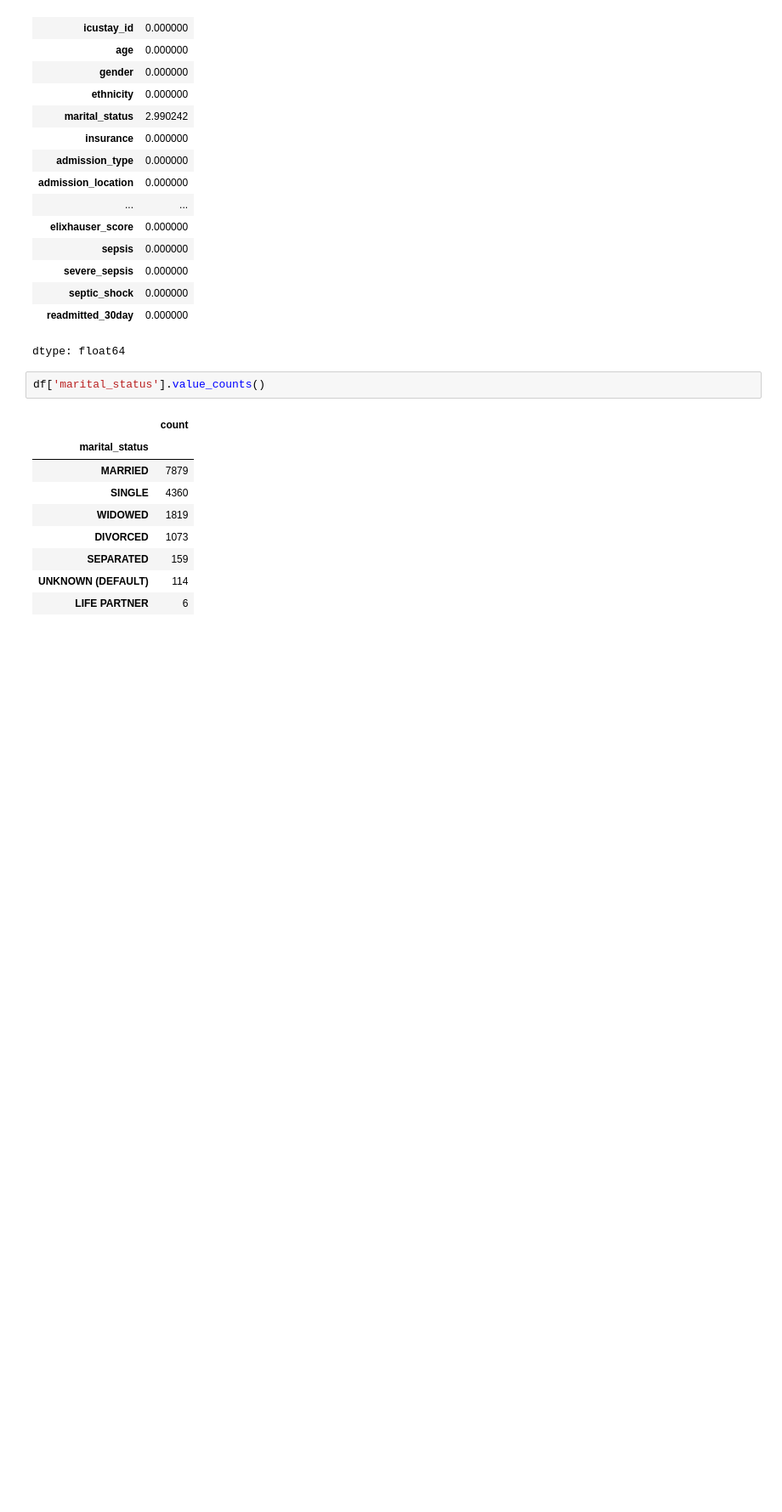
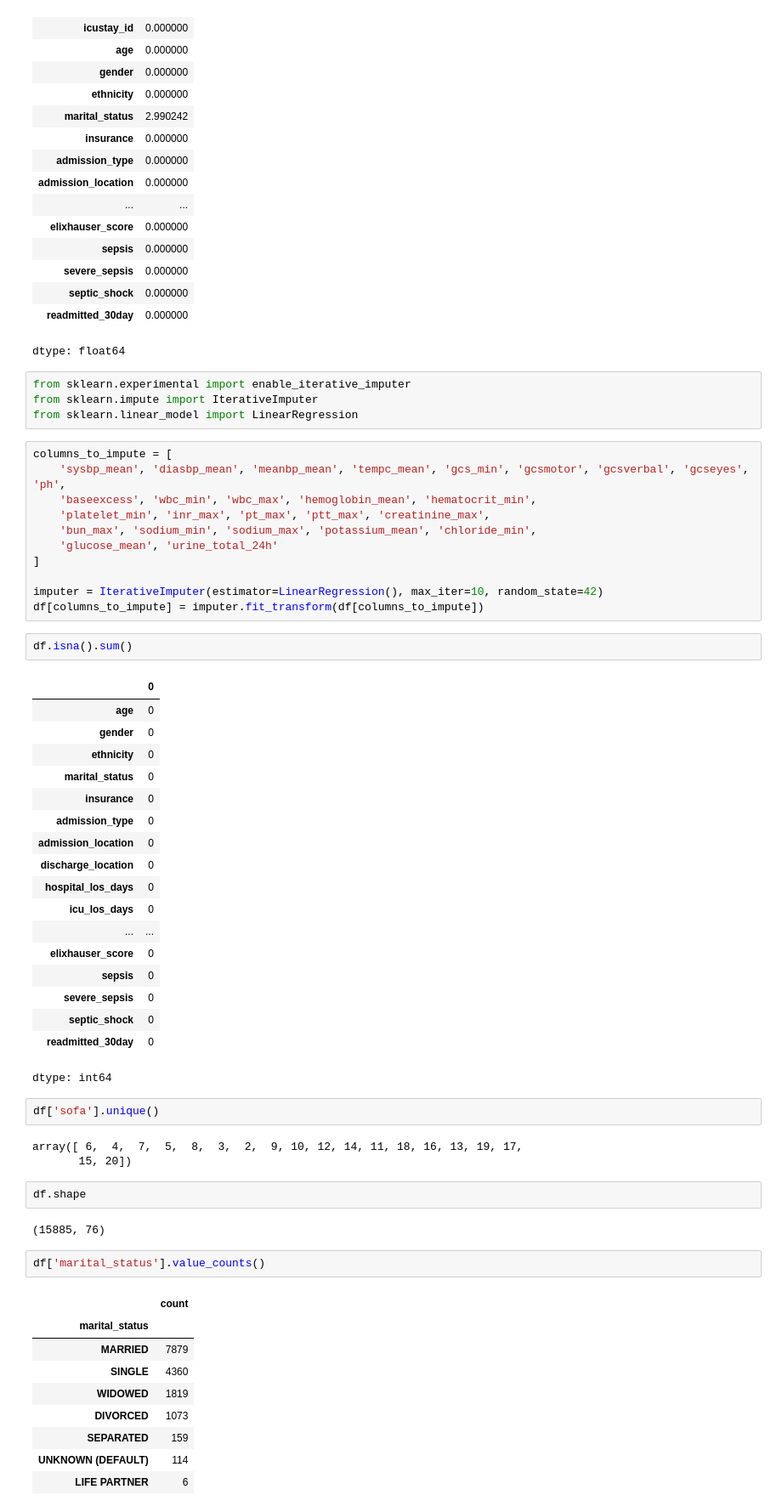
Before and after one commit to abdullaawad/Final-Year-Project, a Jupyter notebook: Re_Admission_Prediction.ipynb, the cells around one changed output. Shown at 85% size. Saved outputs shown, nothing was run; the diff lists cells and outputs as text; blank space fills up the shorter version.

```diff
--- a/Re_Admission_Prediction.ipynb
+++ b/Re_Admission_Prediction.ipynb
@@ -75,6 +75,51 @@ df.isna().sum()/len(df)*100
 | septic_shock | 0.000000 |
 | readmitted_30day | 0.000000 |
 dtype: float64
+# %%
+from sklearn.experimental import enable_iterative_imputer
+from sklearn.impute import IterativeImputer
+from sklearn.linear_model import LinearRegression
+# %%
+columns_to_impute = [
+    'sysbp_mean', 'diasbp_mean', 'meanbp_mean', 'tempc_mean', 'gcs_min', 'gcsmotor', 'gcsverbal', 'gcseyes', 'ph',
+    'baseexcess', 'wbc_min', 'wbc_max', 'hemoglobin_mean', 'hematocrit_min',
+    'platelet_min', 'inr_max', 'pt_max', 'ptt_max', 'creatinine_max',
+    'bun_max', 'sodium_min', 'sodium_max', 'potassium_mean', 'chloride_min',
+    'glucose_mean', 'urine_total_24h'
+]
+
+imputer = IterativeImputer(estimator=LinearRegression(), max_iter=10, random_state=42)
+df[columns_to_impute] = imputer.fit_transform(df[columns_to_impute])
+# %%
+df.isna().sum()
+# %% [output]
+|  | 0 |
+| age | 0 |
+| gender | 0 |
+| ethnicity | 0 |
+| marital_status | 0 |
+| insurance | 0 |
+| admission_type | 0 |
+| admission_location | 0 |
+| discharge_location | 0 |
+| hospital_los_days | 0 |
+| icu_los_days | 0 |
+| ... | ... |
+| elixhauser_score | 0 |
+| sepsis | 0 |
+| severe_sepsis | 0 |
+| septic_shock | 0 |
+| readmitted_30day | 0 |
+dtype: int64
+# %%
+df['sofa'].unique()
+# %% [output]
+array([ 6,  4,  7,  5,  8,  3,  2,  9, 10, 12, 14, 11, 18, 16, 13, 19, 17,
+       15, 20])
+# %%
+df.shape
+# %% [output]
+(15885, 76)
 # %%
 df['marital_status'].value_counts()
 # %% [output]
```
Also changed, not shown: parts of 8 cells of this notebook.
